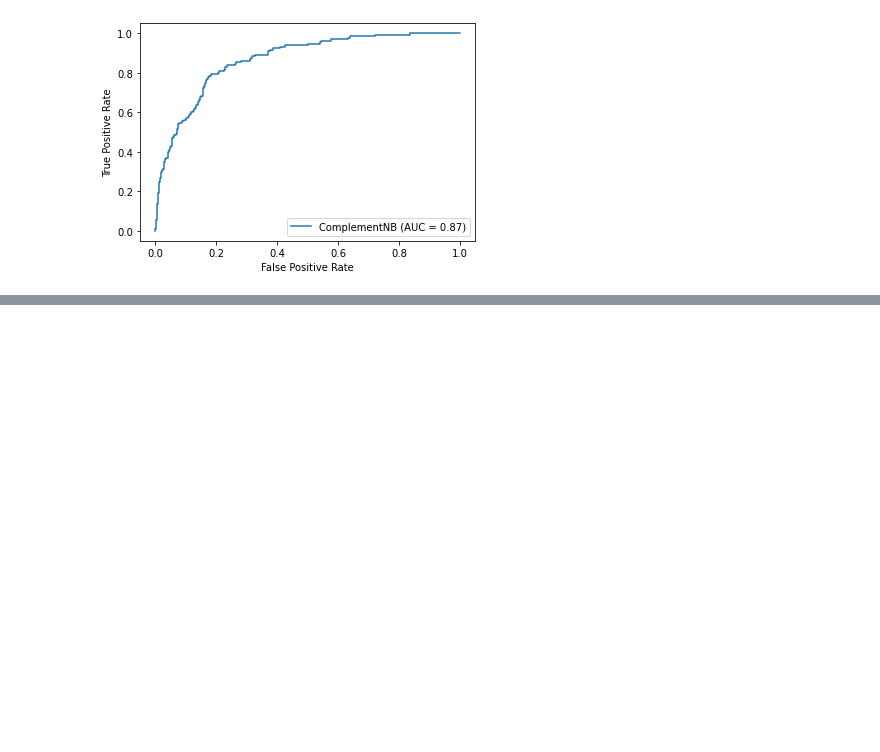
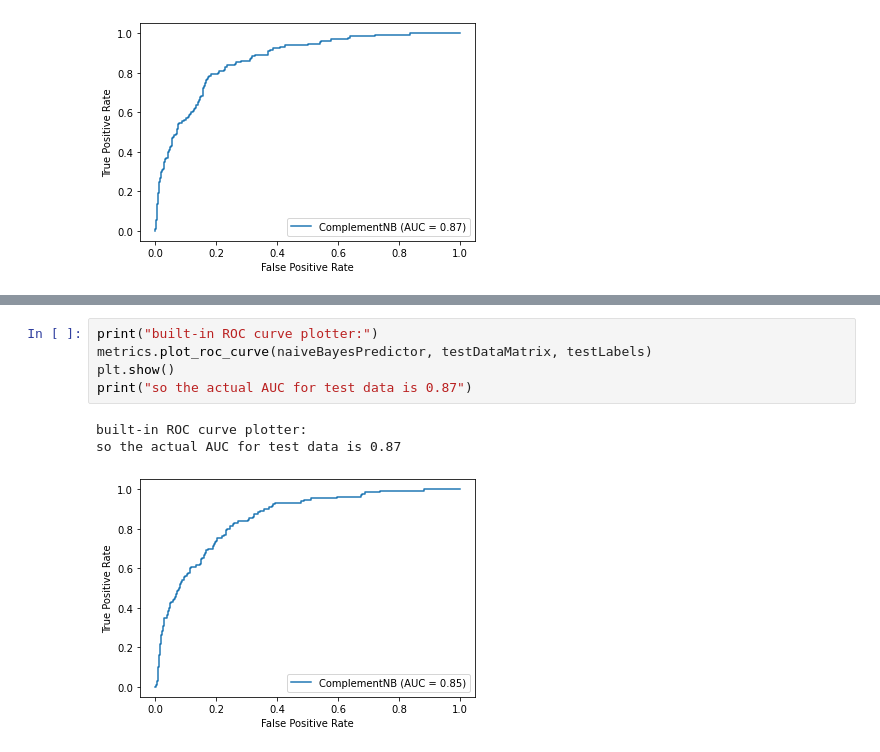
Before and after one commit to BareBeaverBat/JobPostingFraudDetection, a Jupyter notebook: src/NaiveBayesBaselineModel.ipynb, the cells around one changed output, grey strips where cells are left out. Drawn from its saved outputs; the diff is of its cells as text; blank space fills up the shorter version.

```diff
--- a/src/NaiveBayesBaselineModel.ipynb
+++ b/src/NaiveBayesBaselineModel.ipynb
@@ -116,0 +135,9 @@ so the actual AUC for validation data is 0.87
+# %%
+print("built-in ROC curve plotter:")
+metrics.plot_roc_curve(naiveBayesPredictor, testDataMatrix, testLabels)
+plt.show()
+print("so the actual AUC for test data is 0.87")
+# %% [output]
+built-in ROC curve plotter:
+so the actual AUC for test data is 0.87
+[figure, added]
```
Also changed, not shown: parts of 4 cells of this notebook, 1 other file.
